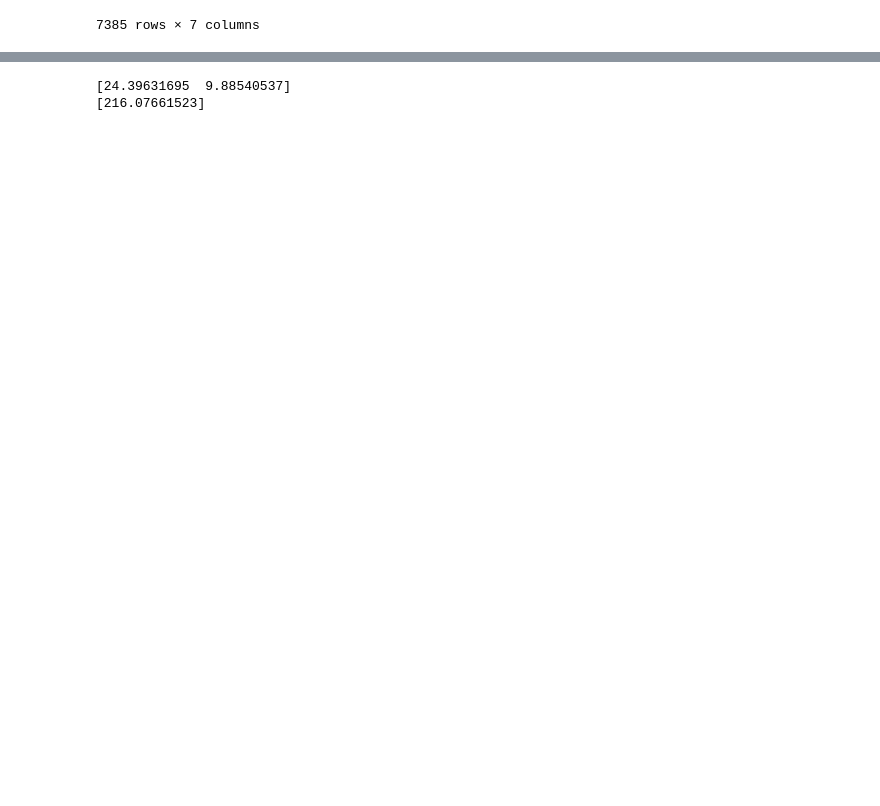
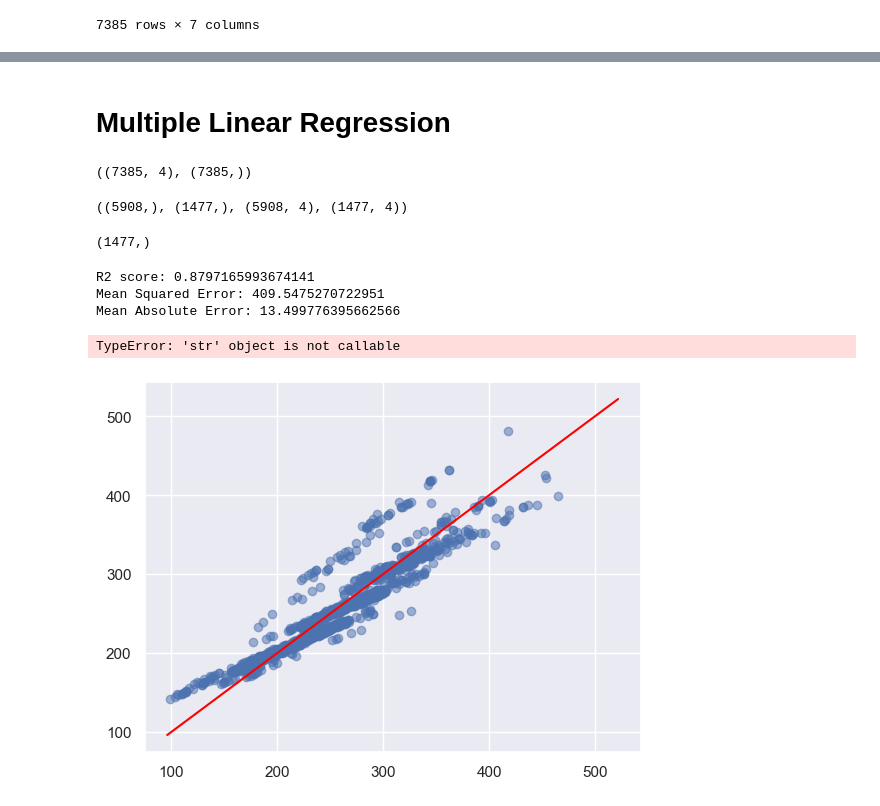
Before and after one commit to baller01/Project-4, a Jupyter notebook: CO2_emisssion_multiple_regression.ipynb, the cells around one changed output, grey strips where cells are left out. Saved outputs shown, nothing was run; the diff lists cells and outputs as text; code cells hidden in the pictures; blank space fills up the shorter version.

Commit message:
Add files via upload
Multiple Regression

```diff
--- a/CO2_emisssion_multiple_regression.ipynb
+++ b/CO2_emisssion_multiple_regression.ipynb
@@ -132,15 +121,57 @@ print(predictedCO2)
-# %%
-X = numerics_df[["Engine Size(L)", "Cylinders"]]
-y = numerics_df["CO2 Emissions(g/km)"]
-
-regr = linear_model.LinearRegression()
-regr.fit(X, y)
-
-#predict the CO2 emission of a car where the Engine Size(L) is 2.4, and the Cylinders are 4
-predictedCO2 = regr.predict([[2.4, 4]])
-
-print(regr.coef_)
-print(predictedCO2)
-# %% [output]
-[24.39631695  9.88540537]
-[216.07661523]
+# %% [markdown]
+# Multiple Linear Regression
+# %%
+#Split the data into X and y
+y= numerics_df["CO2 Emissions(g/km)"]
+
+# Separate the X variable, the features
+X=numerics_df.drop(columns=["CO2 Emissions(g/km)","Fuel Consumption Comb (L/100 km)","Fuel Consumption Comb (mpg)"])
+X.shape, y.shape
+# %% [output]
+((7385, 4), (7385,))
+# %%
+#Split the data into training and testing
+X_train, X_test, y_train, y_test = train_test_split(X, y, test_size= 0.2, random_state = 1)
+y_train.shape, y_test.shape, X_train.shape, X_test.shape
+# %% [output]
+((5908,), (1477,), (5908, 4), (1477, 4))
+# %%
+#Create a Linear Regression model
+regr = linear_model.LinearRegression()
+#Train the model on the training set
+regr_model=regr.fit(X_train, y_train)
+# %%
+#Predict on the testing set
+y_prediction = regr_model.predict(X_test)
+y_prediction.shape
+# %% [output]
+(1477,)
+# %%
+#Evaulate the model
+from sklearn.metrics import r2_score, mean_squared_error, mean_absolute_error
+
+r2 = r2_score(y_test, y_prediction)
+mse = mean_squared_error(y_test, y_prediction)
+mae = mean_absolute_error(y_test, y_prediction)
+
+print("R2 score:", r2)
+print("Mean Squared Error:", mse)
+print("Mean Absolute Error:", mae)
+# %% [output]
+R2 score: 0.8797165993674141
+Mean Squared Error: 409.5475270722951
+Mean Absolute Error: 13.499776395662566
+# %%
+#plot the predicted vs actual values
+
+import matplotlib.pyplot as plt
+
+plt.scatter(y_test, y_prediction, alpha= 0.5 )
+plt.plot([y.min(),y.max()], [y.min(),y.max()], color = "red")
+#plt.xlabel("actual values")
+#plt.ylabel("predicted values")
+#plt.title("predicted vs actual")
+plt.show()
+# %% [output]
+TypeError: 'str' object is not callable
+[figure, added]
```
Also changed, not shown: parts of 15 cells of this notebook.
